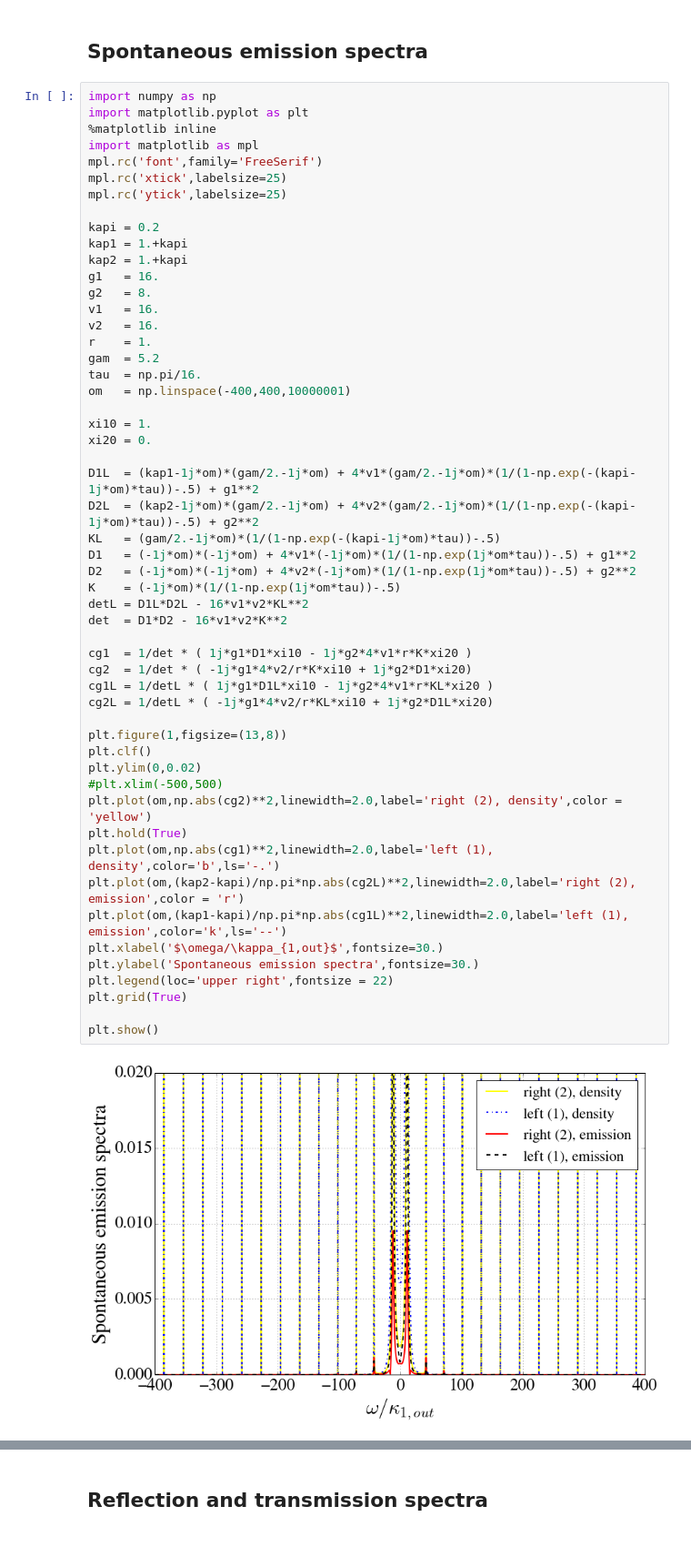
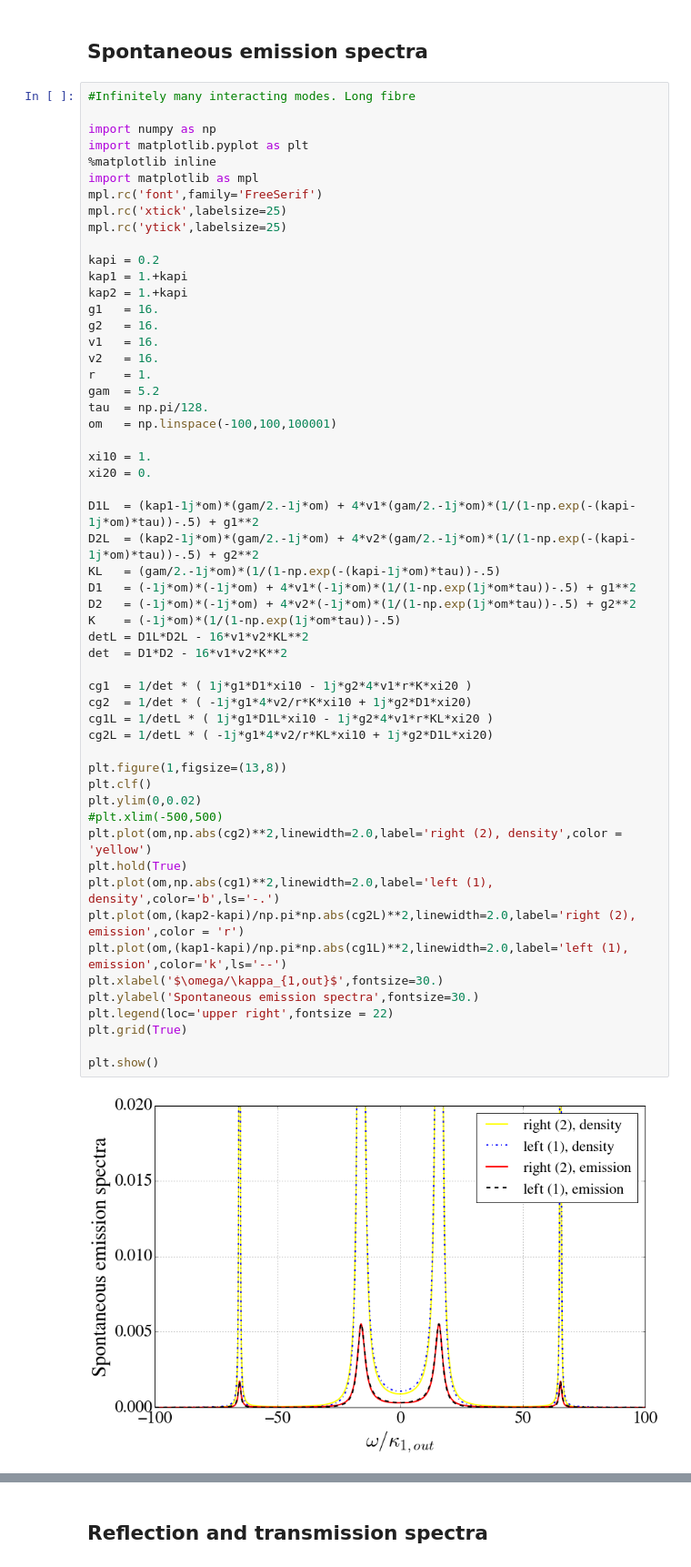
Before and after one commit to nemetniki/with-Andreas, a Jupyter notebook: CCQED.ipynb, the cells around one changed output, grey strips where cells are left out. Shown at 91% size. Saved outputs shown, nothing was run; the diff lists cells and outputs as text.

```diff
--- a/CCQED.ipynb
+++ b/CCQED.ipynb
@@ -336,6 +336,8 @@ plt.grid(True)
 # %% [markdown]
 ## Spontaneous emission spectra
 # %%
+#Infinitely many interacting modes. Long fibre
+
 import numpy as np
 import matplotlib.pyplot as plt
 %matplotlib inline
@@ -348,13 +350,13 @@ kapi = 0.2
 kap1 = 1.+kapi
 kap2 = 1.+kapi
 g1   = 16.
-g2   = 8.
+g2   = 16.
 v1   = 16.
 v2   = 16.
 r    = 1.
 gam  = 5.2
-tau  = np.pi/16.
-om   = np.linspace(-400,400,10000001)
+tau  = np.pi/128.
+om   = np.linspace(-100,100,100001)
 
 xi10 = 1.
 xi20 = 0.
@@ -362,31 +364,31 @@ xi20 = 0.
 D1L  = (kap1-1j*om)*(gam/2.-1j*om) + 4*v1*(gam/2.-1j*om)*(1/(1-np.exp(-(kapi-1j*om)*tau))-.5) + g1**2
 D2L  = (kap2-1j*om)*(gam/2.-1j*om) + 4*v2*(gam/2.-1j*om)*(1/(1-np.exp(-(kapi-1j*om)*tau))-.5) + g2**2
 KL   = (gam/2.-1j*om)*(1/(1-np.exp(-(kapi-1j*om)*tau))-.5)
 D1   = (-1j*om)*(-1j*om) + 4*v1*(-1j*om)*(1/(1-np.exp(1j*om*tau))-.5) + g1**2
 D2   = (-1j*om)*(-1j*om) + 4*v2*(-1j*om)*(1/(1-np.exp(1j*om*tau))-.5) + g2**2
 K    = (-1j*om)*(1/(1-np.exp(1j*om*tau))-.5)
 detL = D1L*D2L - 16*v1*v2*KL**2
 det  = D1*D2 - 16*v1*v2*K**2
 
 cg1  = 1/det * ( 1j*g1*D1*xi10 - 1j*g2*4*v1*r*K*xi20 )
 cg2  = 1/det * ( -1j*g1*4*v2/r*K*xi10 + 1j*g2*D1*xi20)
 cg1L = 1/detL * ( 1j*g1*D1L*xi10 - 1j*g2*4*v1*r*KL*xi20 )
 cg2L = 1/detL * ( -1j*g1*4*v2/r*KL*xi10 + 1j*g2*D1L*xi20)
 
 plt.figure(1,figsize=(13,8))
 plt.clf()
 plt.ylim(0,0.02)
 #plt.xlim(-500,500)
 plt.plot(om,np.abs(cg2)**2,linewidth=2.0,label='right (2), density',color = 'yellow')
 plt.hold(True)
 plt.plot(om,np.abs(cg1)**2,linewidth=2.0,label='left (1), density',color='b',ls='-.')
 plt.plot(om,(kap2-kapi)/np.pi*np.abs(cg2L)**2,linewidth=2.0,label='right (2), emission',color = 'r')
 plt.plot(om,(kap1-kapi)/np.pi*np.abs(cg1L)**2,linewidth=2.0,label='left (1), emission',color='k',ls='--')
 plt.xlabel('$\omega/\kappa_{1,out}$',fontsize=30.)
 plt.ylabel('Spontaneous emission spectra',fontsize=30.)
 plt.legend(loc='upper right',fontsize = 22)
 plt.grid(True)
 
 plt.show()
 # %% [output]
-[figure, old version]
+[figure, new version]
```
Also changed, not shown: parts of 2 cells of this notebook.
